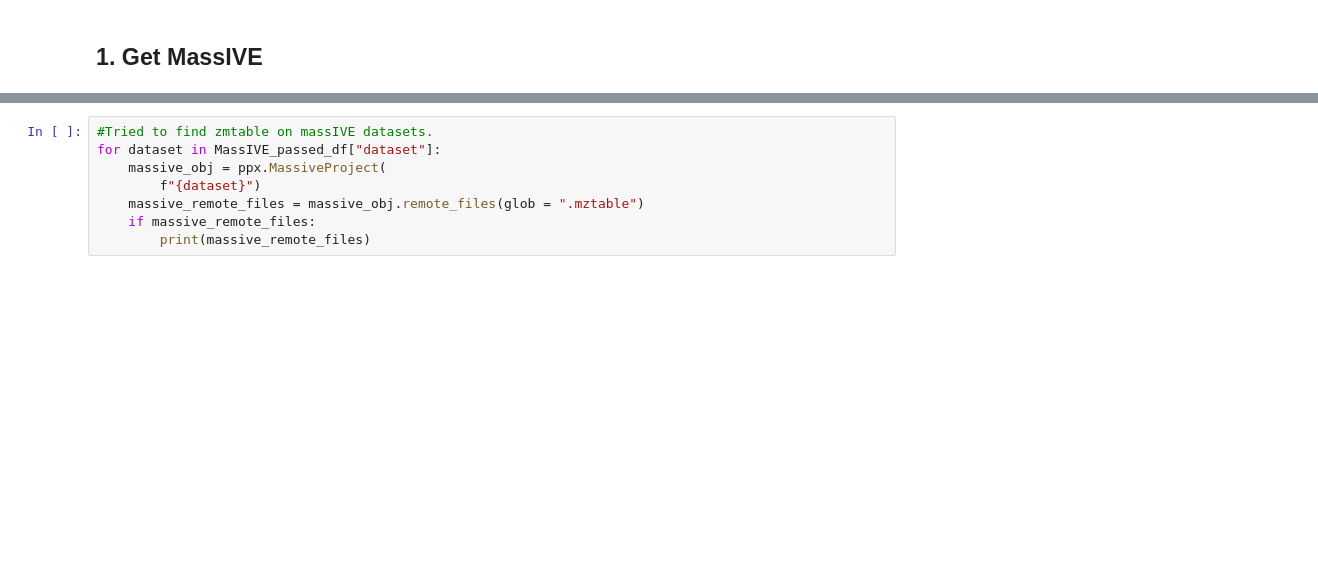
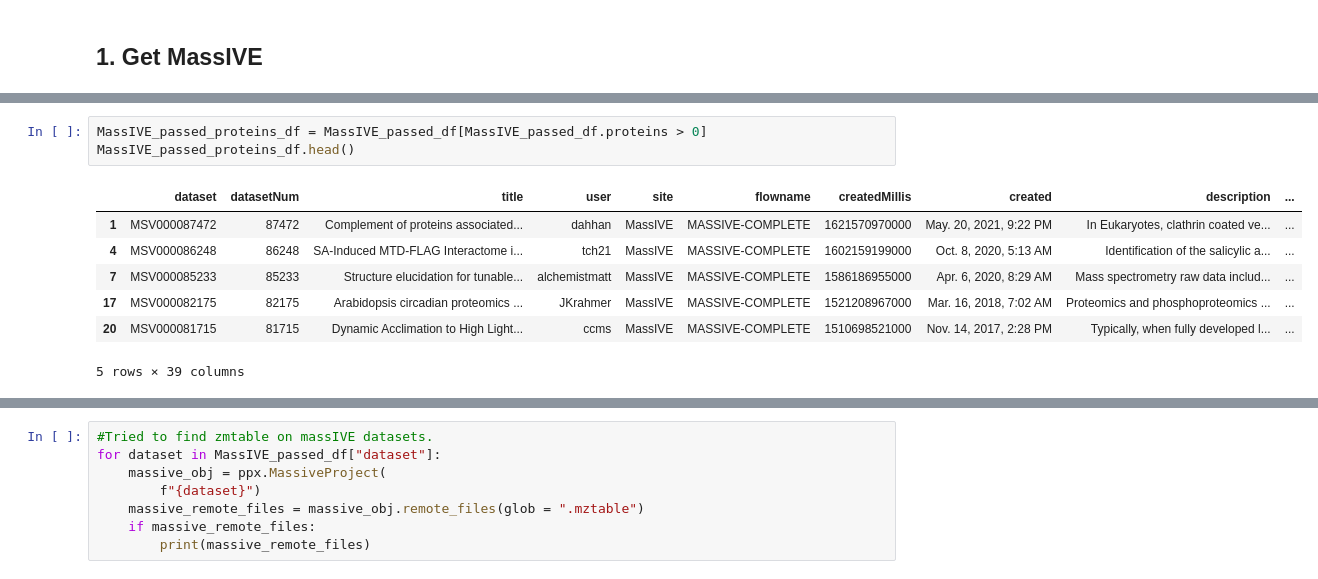
Before and after one commit to tiagocabralborelli/lncRNA, a Jupyter notebook: mine_plant_proteome.ipynb, the cells around one changed output, grey strips where cells are left out. Cells and saved outputs as stored; diff of their text form; blank space fills up the shorter version.

```diff
--- a/mine_plant_proteome.ipynb
+++ b/mine_plant_proteome.ipynb
@@ -20,0 +47,11 @@ MassIVE_passed_df.head()
+# %%
+MassIVE_passed_proteins_df = MassIVE_passed_df[MassIVE_passed_df.proteins > 0]
+MassIVE_passed_proteins_df.head()
+# %% [output]
+|  | dataset | datasetNum | title | user | site | flowname | createdMillis | created | description | ... |
+| 1 | MSV000087472 | 87472 | Complement of proteins associated... | dahhan | MassIVE | MASSIVE-COMPLETE | 1621570970000 | May. 20, 2021, 9:22 PM | In Eukaryotes, clathrin coated ve... | ... |
+| 4 | MSV000086248 | 86248 | SA-Induced MTD-FLAG Interactome i... | tch21 | MassIVE | MASSIVE-COMPLETE | 1602159199000 | Oct. 8, 2020, 5:13 AM | Identification of the salicylic a... | ... |
+| 7 | MSV000085233 | 85233 | Structure elucidation for tunable... | alchemistmatt | MassIVE | MASSIVE-COMPLETE | 1586186955000 | Apr. 6, 2020, 8:29 AM | Mass spectrometry raw data includ... | ... |
+| 17 | MSV000082175 | 82175 | Arabidopsis circadian proteomics ... | JKrahmer | MassIVE | MASSIVE-COMPLETE | 1521208967000 | Mar. 16, 2018, 7:02 AM | Proteomics and phosphoproteomics ... | ... |
+| 20 | MSV000081715 | 81715 | Dynamic Acclimation to High Light... | ccms | MassIVE | MASSIVE-COMPLETE | 1510698521000 | Nov. 14, 2017, 2:28 PM | Typically, when fully developed l... | ... |
+5 rows × 39 columns
```
Also changed, not shown: parts of 16 cells of this notebook, 2 other files.
